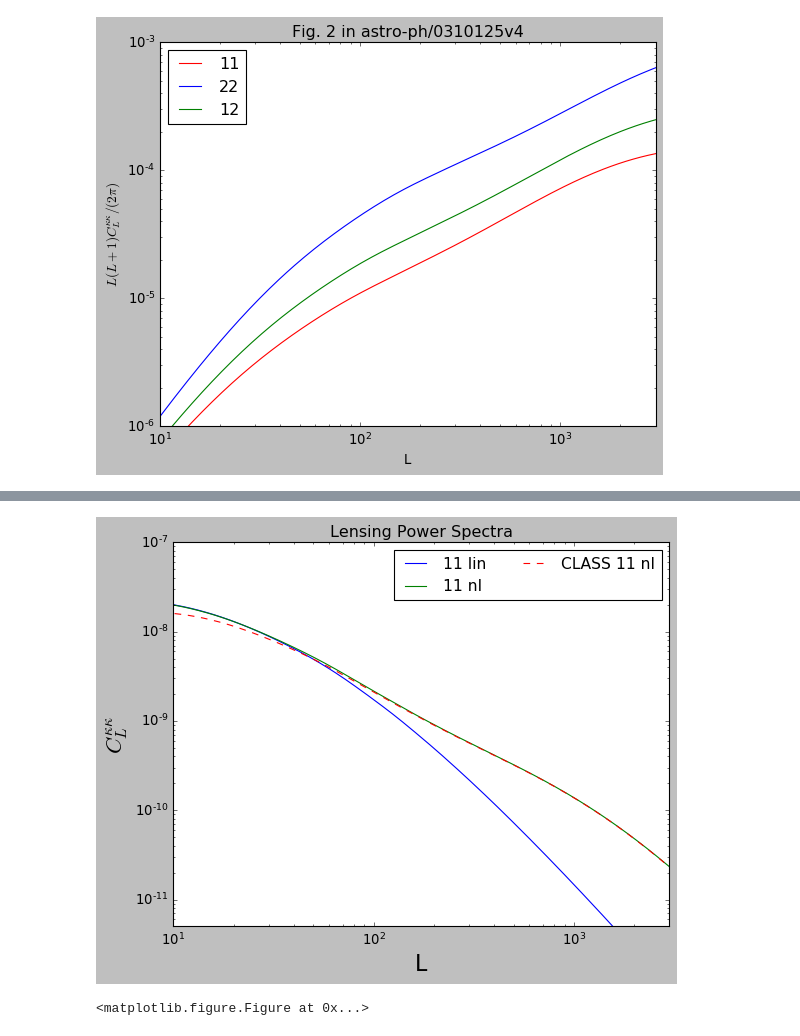
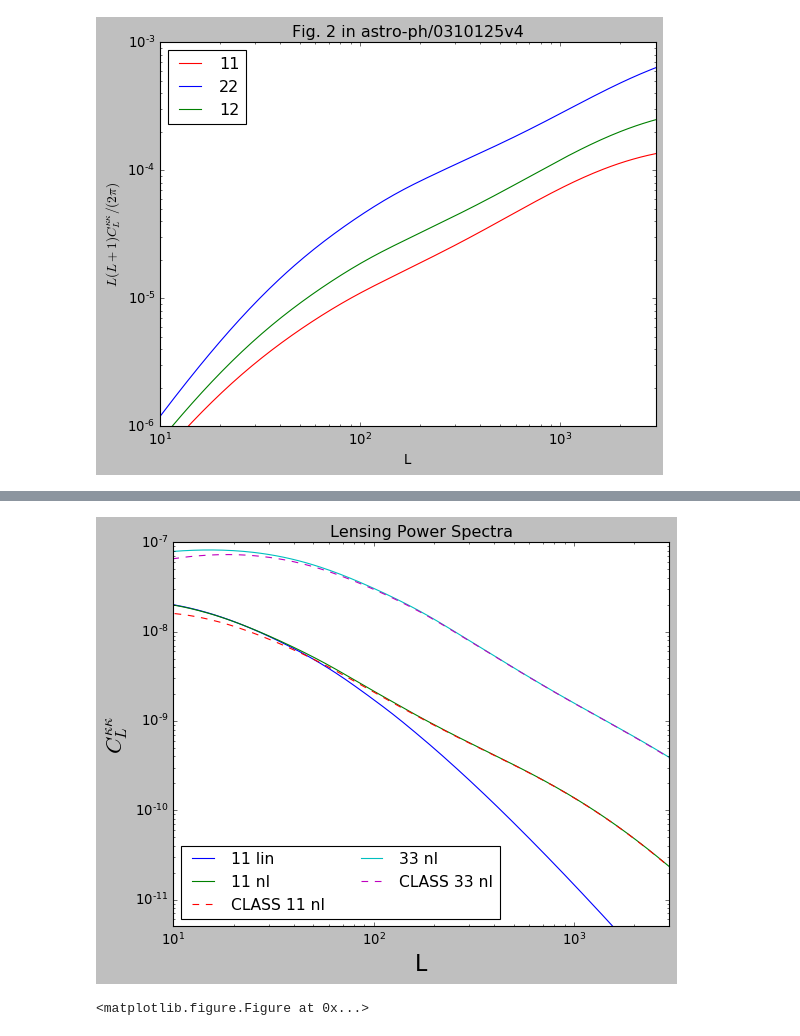
Before and after one commit to VMBoehm/BispectrumBias, a Jupyter notebook: TestBispectra.ipynb, the cells around one changed output, grey strips where cells are left out. Saved outputs shown, nothing was run; the diff lists cells and outputs as text; code cells hidden in the pictures.

```diff
--- a/TestBispectra.ipynb
+++ b/TestBispectra.ipynb
@@ -111,26 +113,30 @@ plt.show()
 # %%
 L,l,theta   = pickle.load(open(ellpath+'ell_ang_equilat_Lmin10_Lmax3000_lmin10_lmax8000_lenL200_lenl220_lenang200_0e+00.pkl','r'))
 specpath='/home/nessa/Documents/Projects/LensingBispectrum/CMB-nonlinear/outputs/power_spectra/'
 CL_11 = np.load(specpath+'CL_111_equilat_JiaGalaxyLens_Lmin10-Lmax2999_.npy')
 CL_11nl = np.load(specpath+'CL_111_equilat_JiaGalaxyLens_Lmin10-Lmax2999_halofit.npy')
 ll, cls11, cls11_ = np.load(specpath+'CL_111_equilat_JiaGalaxyLens_Lmin10-Lmax2999_halofit_CLASS.npy')
+CL_33nl = np.load(specpath+'CL_333_equilat_JiaGalaxyLens_Lmin10-Lmax2999_halofit.npy')
+ll, cls33, cls33_ = np.load(specpath+'CL_333_folded_JiaGalaxyLens_Lmin10-Lmax2999_halofit_CLASS.npy')
 plt.figure()
 plt.title('Lensing Power Spectra' )
 plt.loglog(L,CL_11,label='11 lin')
 plt.loglog(L,CL_11nl,label='11 nl')
+plt.loglog(ll1,cls11_,ls='--',label='CLASS 11 nl')
+plt.loglog(L,CL_33nl,label='33 nl')
+plt.loglog(ll1,cls33_,ls='--',label='CLASS 33 nl')
 
-plt.loglog(ll1,cls11_,ls='--',label='CLASS 11 nl')
 
 plt.xlim(10,3000)
 plt.ylim(5e-12,1e-7)
 plt.ylabel('$C_L^{\kappa \kappa}$',fontsize=20)
 plt.xlabel('L',fontsize=20)
 plt.legend(loc='best',fontsize=14,ncol=2)
 plotpath='/home/nessa/Documents/Projects/LensingBispectrum/CMB-nonlinear/Tests/GalaxyLensing/'
-#plt.savefig(plotpath+'CLsJia.pdf',bbox_inches='tight')
+plt.savefig(plotpath+'CLsJia.png',bbox_inches='tight')
 plt.show()
 # %% [output]
-[figure, old version]
+[figure, new version]
 # %%
 L,l,theta   = pickle.load(open(ellpath+'ell_ang_equilat_Lmin10_Lmax3000_lmin10_lmax8000_lenL200_lenl220_lenang200_0e+00.pkl','r'))
 specpath='/home/nessa/Documents/Projects/LensingBispectrum/CMB-nonlinear/outputs/power_spectra/'
```
Also changed, not shown: parts of 2 cells of this notebook, 2 other files.
